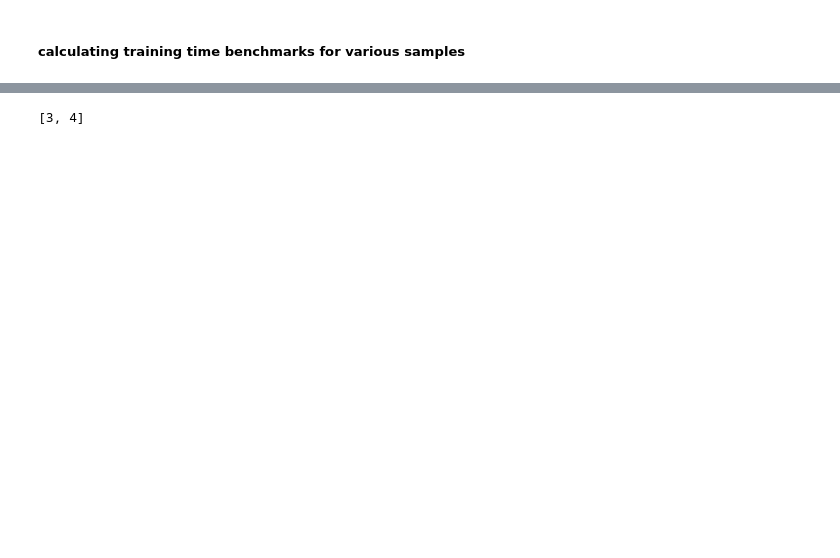
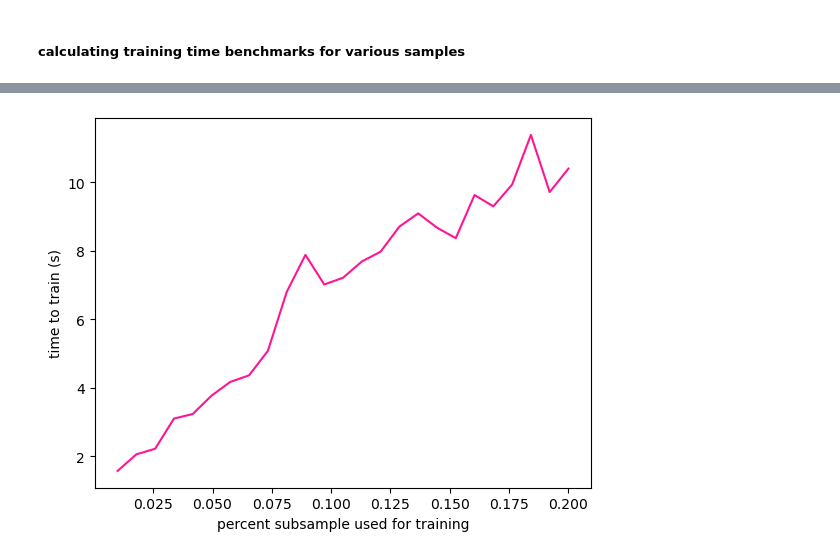
Before and after one commit to pgundral/tree_census, a Jupyter notebook: notebooks/benchmarks.ipynb, the cells around one changed output, grey strips where cells are left out. Drawn from its saved outputs; the diff is of its cells as text; code cells hidden in the pictures; blank space fills up the shorter version.

```diff
--- a/notebooks/benchmarks.ipynb
+++ b/notebooks/benchmarks.ipynb
@@ -44,6 +46,10 @@ from sklearn.pipeline import Pipeline, make_pipeline
 
 from sklearn.metrics import make_scorer, fbeta_score, accuracy_score
 from sklearn.linear_model import LogisticRegression
+
+from sklearn.utils.class_weight import compute_sample_weight
+from sklearn.preprocessing import LabelEncoder
+
 ## DATA SAMPLING ##
 RANDOM_STATE = 1
 # define feature sets
@@ -71,12 +77,13 @@ def get_sample(X, y, groups, prop, random_state):
         stratify=y_train,
         random_state=RANDOM_STATE
     )
+
+    sample_weights = compute_sample_weight(
+    class_weight='balanced',
+    y=y_sub
+    )
     return X_train, X_test, X_sub, \
            y_train, y_test, y_sub, \
-           groups_train, groups_test, groups_sub
+           groups_train, groups_test, groups_sub,\
+           sample_weights
-# %%
-a = [0,1,2,3,4,5,6,7]
-print(a[3:6])
-# %% [output]
-[3, 4]
 # %%
@@ -93,0 +141,13 @@ for prop in sample_proportions:
+# %%
+from matplotlib import pyplot as plt
+plt.plot(sample_proportions, times, c='deeppink')
+plt.xlabel('percent subsample used for training')
+plt.ylabel('time to train (s)')
+plt.savefig(
+    '../reports/figures/xgb_train_time.png',
+    dpi=600,
+    transparent=True,
+    bbox_inches='tight')
+plt.show()
+# %% [output]
+[figure, added]
```
Also changed, not shown: parts of 2 cells of this notebook, 7 other files.
